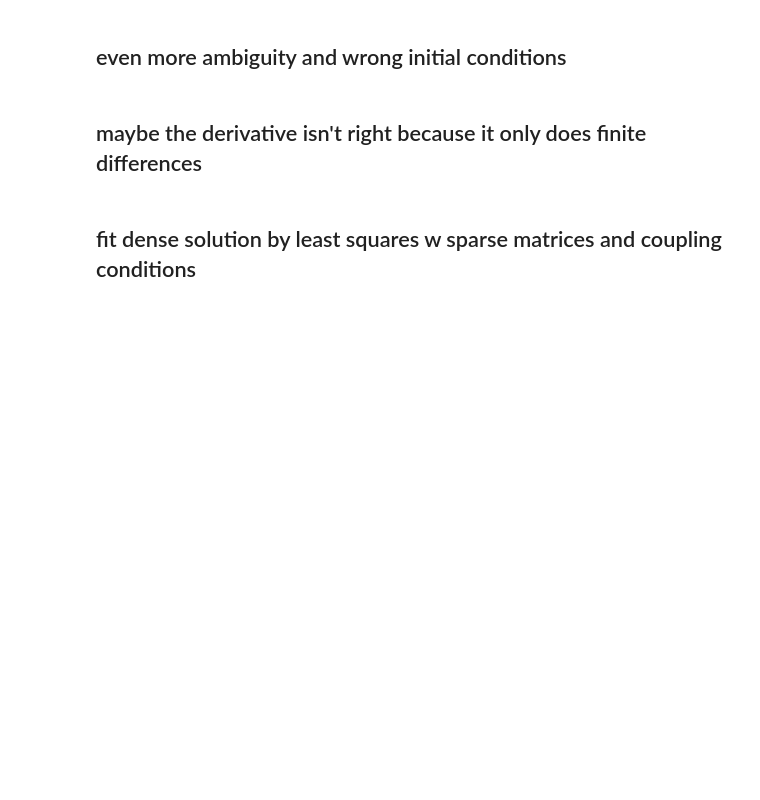
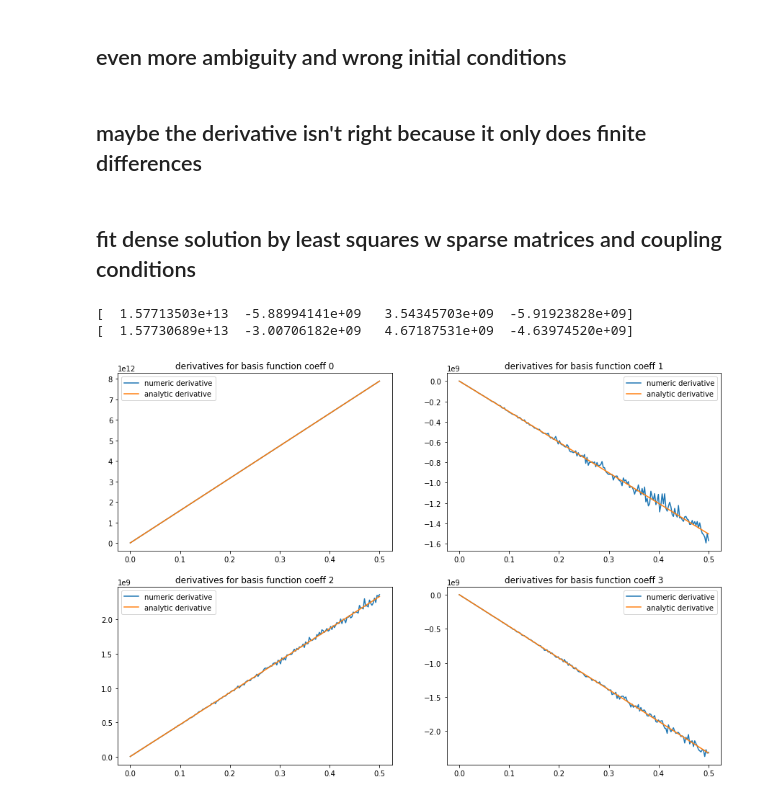
Before and after one commit to readdy/readdy_learn, a Jupyter notebook: analyze/cross_validation_broken.ipynb, the cells around one changed output. Cells and saved outputs as stored; diff of their text form; code cells hidden in the pictures; blank space fills up the shorter version.

```diff
--- a/analyze/cross_validation_broken.ipynb
+++ b/analyze/cross_validation_broken.ipynb
@@ -511,0 +520,36 @@ plt.show()
+# %%
+alpha = 140
+l1_ratio = .5
+large_theta = np.array([f(traj2.counts) for f in bfc.functions])
+large_theta = np.ascontiguousarray(np.transpose(large_theta, axes=(1, 0, 2)))
+expected = traj2.dcounts_dt
+scale = 1. / (2. * traj2.n_species * traj2.n_time_steps)
+f = lambda x: opt.elastic_net_objective_fun(x, alpha, l1_ratio, large_theta, expected, scale)
+fprime = lambda x: fprime_helper(x, f, 1e-8)
+fprime2 = lambda x: opt.elastic_net_objective_fun_jac(x, alpha, l1_ratio, large_theta, expected, scale)
+# %%
+print(fprime(np.array([1, 1, 1, 1])))
+print(fprime2(np.array([1, 1, 1, 1])))
+# %% [output]
+[  1.57713503e+13  -5.88994141e+09   3.54345703e+09  -5.91923828e+09]
+[  1.57730689e+13  -3.00706182e+09   4.67187531e+09  -4.63974520e+09]
+# %%
+xa = np.linspace(0, .5, num=200)
+y = np.array([fprime(np.array([x, 1e-3, 1e-3, 1e-3])) for x in xa])
+# %%
+y2 = np.array([fprime2(np.array([x, 1e-3, 1e-3, 1e-3])) for x in xa])
+# %%
+from itertools import chain
+f, axes = plt.subplots(nrows=2, ncols=2, figsize=(15, 10))
+axes = list(chain(*axes))
+
+for rate in range(bfc.n_basis_functions):
+    axes[rate].plot(xa, y[:,rate], label="numeric derivative")
+    axes[rate].plot(xa, y2[:, rate], label="analytic derivative")
+    axes[rate].set_title("derivatives for basis function coeff %s" % rate)
+    axes[rate].legend()
+
+plt.legend()
+plt.show()
+# %% [output]
+[figure, added]
```
Also changed, not shown: parts of 12 cells of this notebook, 3 other files.
